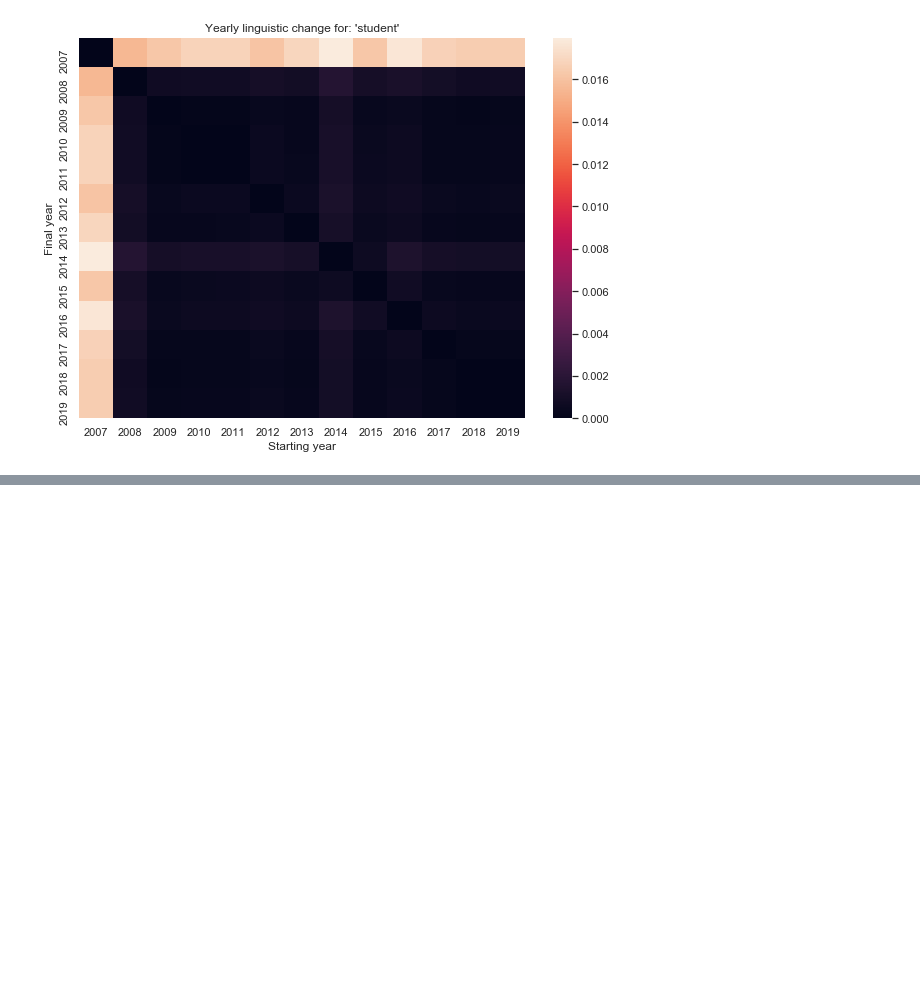
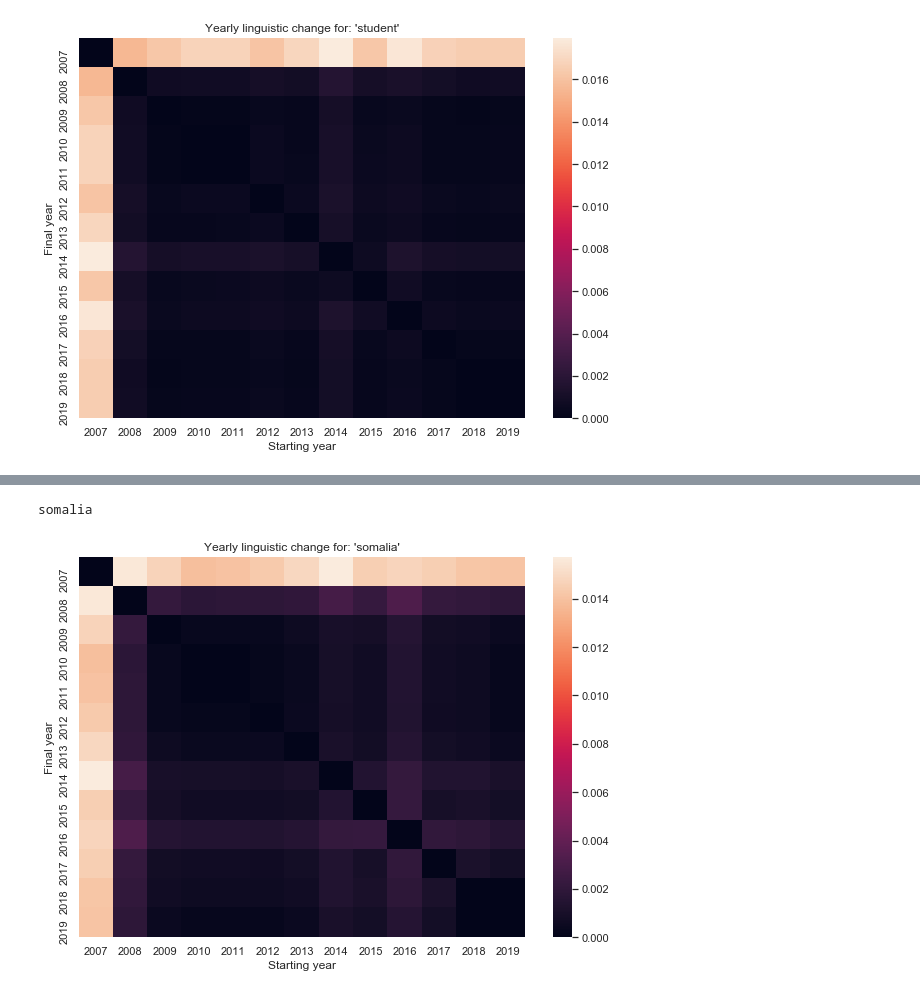
Before and after one commit to rachel-ker/refugeediscourse, a Jupyter notebook: analysis_template-Twitter.ipynb, the cells around one changed output, grey strips where cells are left out. Drawn from its saved outputs; the diff is of its cells as text; code cells hidden in the pictures; blank space fills up the shorter version.

```diff
--- a/analysis_template-Twitter.ipynb
+++ b/analysis_template-Twitter.ipynb
@@ -1356,0 +1362,5 @@ student
+# %%
+plot_divergence('somalia', data_comparedEmbeddings)
+# %% [output]
+somalia
+[figure, added]
```
Also changed, not shown: parts of 1 cell of this notebook.
